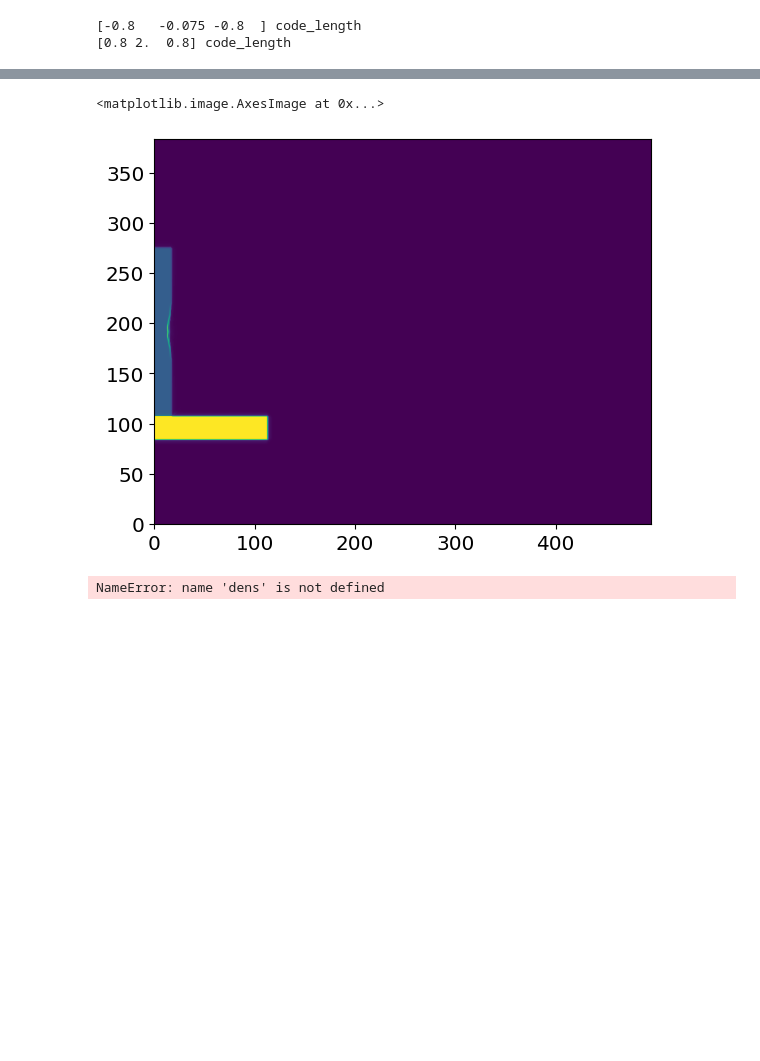
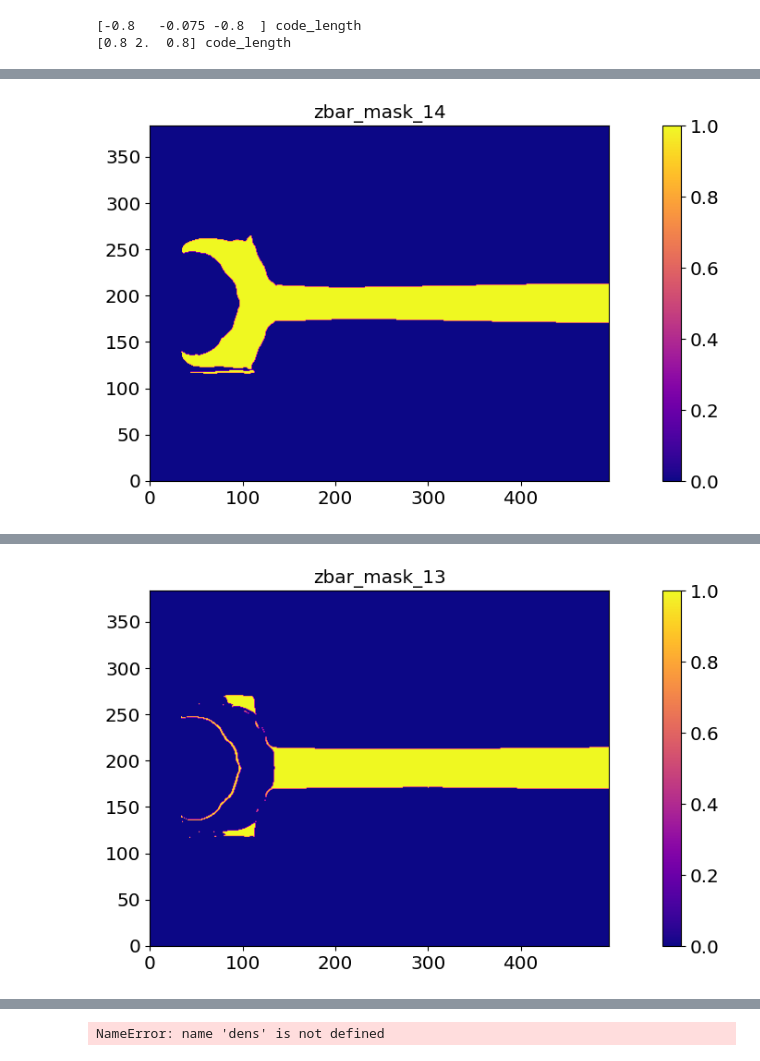
Before and after one commit to Schaeffer-Lab/MagShockZ, a Jupyter notebook: FLASH/SlicePlotsFLASH.ipynb, the cells around one changed output, grey strips where cells are left out. Drawn from its saved outputs; the diff is of its cells as text; code cells hidden in the pictures; blank space fills up the shorter version.

```diff
--- a/FLASH/SlicePlotsFLASH.ipynb
+++ b/FLASH/SlicePlotsFLASH.ipynb
@@ -32,6 +34,6 @@ pylab.rcParams.update(params)
 # plot_path = "/home/dschneidinger/cellar/VAC_DEREK3D_20um/MagShockZ_hdf5_chk_0006"
 plot_path = "/home/dschneidinger/shared/data/VAC_DEREK3D_20um/MagShockZ_hdf5_chk_0006"
 
-ds = derive_fields(plot_path)
+ds = yt.load_for_osiris(plot_path,rqm = 100, B_background=75000)
 # ds = yt.load(plot_path)
 # %% [output]
@@ -54,6 +57,37 @@ print(maxs)
 [-0.8   -0.075 -0.8  ] code_length
 [0.8 2.  0.8] code_length
 # %%
+
+# density and electron temp at y=0
+z_middle_index = dims[2] // 2
+# dens = pd.DataFrame(all_data['flash', 'dens'][:, :, z_middle_index])
+# tele = pd.DataFrame(all_data['flash', 'tele'][:, :, z_middle_index])
+
+# Define a new derived field that is ye times abar
+def _ye_times_abar(field, data):
+    return data["flash", "ye"] / data["flash", "sumy"]
+
+ds.add_field(("flash", "zbar"), function=_ye_times_abar, sampling_type="cell")
+
+# Apply a mask over zbar
+def _zbar_mask_6(field, data):
+    return np.where(np.isclose(data["flash", "zbar"], 6, atol=2), 1, 0)
+
+def _zbar_mask_13(field, data):
+    return np.where(np.isclose(data["flash", "zbar"], 13, atol=.05), 1, 0)
+def _zbar_mask_14(field, data):
+    return np.where(np.isclose(data["flash", "zbar"], 14, atol=.9), 1, 0)
+
+ds.add_field(("flash", "zbar_mask_6"), function=_zbar_mask_6, sampling_type="cell",force_override=True)
+ds.add_field(("flash", "zbar_mask_13"), function=_zbar_mask_13, sampling_type="cell",force_override=True)
+ds.add_field(("flash", "zbar_mask_14"), function=_zbar_mask_14, sampling_type="cell",force_override=True)
+target_index = 0
+# slc = yt.SlicePlot(ds=ds, fields=['zbar'], normal = 'z',origin='native')
+# slc.set_log('zbar', False)
+
+# slc = yt.SlicePlot(ds=ds, fields=['zbar_mask_6'], normal = 'z')
+# slc = yt.SlicePlot(ds=ds, fields=['zbar_mask_13'], normal = 'z',origin='native')
+
 # create covering grid from ds
 level = 0
 dims = ds.domain_dimensions * ds.refine_by**level
@@ -69,3 +103,18 @@ all_data = ds.covering_grid(
     dims=dims,
     # And any fields to preload (this is optional!)
 )
+
+
+plt.imshow(all_data['flash', 'zbar_mask_14'][:, :, z_middle_index], origin='lower', cmap='plasma')
+plt.colorbar()
+plt.title("zbar_mask_14")
+plt.show()
+plt.imshow(all_data['flash', 'zbar_mask_13'][:, :, z_middle_index], origin='lower', cmap='plasma')
+plt.colorbar()
+plt.title("zbar_mask_13")
+plt.show()
+plt.imshow(all_data['flash', 'zbar_mask_6'][:, :, z_middle_index], origin='lower', cmap='plasma')
+plt.colorbar()
+plt.title("zbar_mask_6")
+plt.show()
+# %% [output]
@@ -71,0 +123 @@ all_data = ds.covering_grid(
+[figure, added]
@@ -71,0 +125 @@ all_data = ds.covering_grid(
+[figure, added]
@@ -72,15 +128,3 @@ all_data = ds.covering_grid(
-# %%
-
-# density and electron temp at y=0
-z_middle_index = dims[2] // 2
-# dens = pd.DataFrame(all_data['flash', 'dens'][:, :, z_middle_index])
-# tele = pd.DataFrame(all_data['flash', 'tele'][:, :, z_middle_index])
-
-target_index = 0
-plt.imshow(all_data['flash', 'dens'][:, target_index:, z_middle_index], origin='lower')
-# %% [output]
-<matplotlib.image.AxesImage at 0x...>
-[figure, removed]
 # %%
 plt.figure(figsize=(10,10))
 im = plt.imshow(dens.T, norm=colors.LogNorm(),
```
Also changed, not shown: parts of 4 cells of this notebook, 21 other files.
